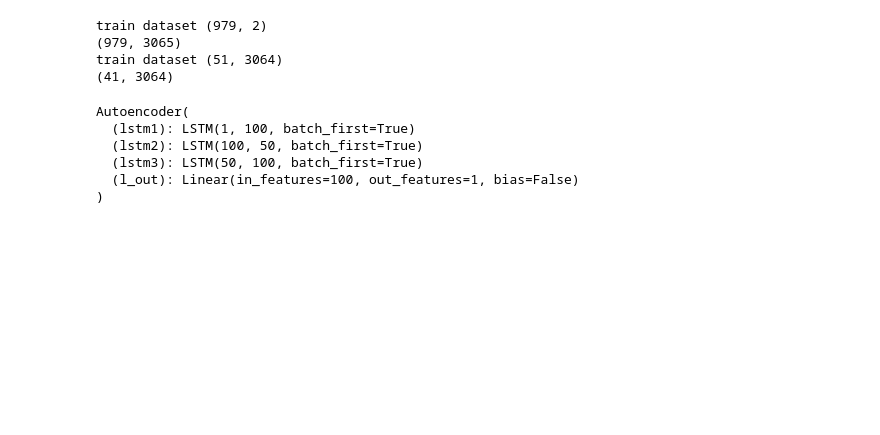
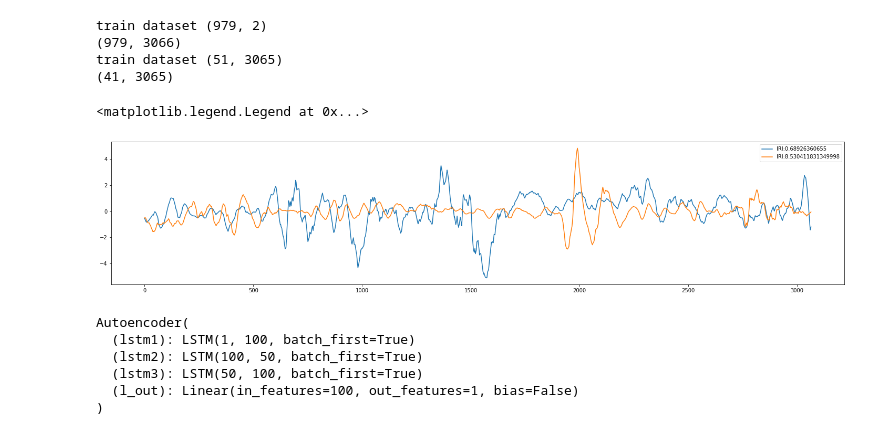
Before and after one commit to aswinanilvarkey96/Deep_Learning_LIRA, a Jupyter notebook: Lira_final.ipynb, the cells around one changed output. Cells and saved outputs as stored; diff of their text form; code cells hidden in the pictures; blank space fills up the shorter version.

```diff
--- a/Lira_final.ipynb
+++ b/Lira_final.ipynb
@@ -85,25 +83,33 @@ def create_dataset(df):
   sequences = df.astype(np.float32).to_numpy().tolist()
   dataset = [torch.tensor(s).unsqueeze(1).float() for s in sequences]
   n_seq, seq_len, n_features = torch.stack(dataset).shape
-  return dataset, seq_len+1, n_features
+  return dataset, seq_len, n_features
 
 print('train dataset',train_np.shape)
 lstm_df_train = pd.DataFrame([np.append(*row) for row in train_np])
-lstm_df_train = lstm_df_train.drop(lstm_df_train.columns[1], axis=1)
+# lstm_df_train = lstm_df_train.drop(lstm_df_train.columns[1], axis=1)
 print(lstm_df_train.shape)
 lstm_df_train = lstm_df_train.loc[:50,1:]
 train_dataset, seq_len, n_features = create_dataset(lstm_df_train)
 print('train dataset',lstm_df_train.shape)
 lstm_df_test = pd.DataFrame([np.append(*row) for row in test_np])
-lstm_df_test = lstm_df_test.drop(lstm_df_test.columns[1], axis=1)
+# lstm_df_test = lstm_df_test.drop(lstm_df_test.columns[1], axis=1)
 lstm_df_test = lstm_df_test.loc[:40,1:]
 print(lstm_df_test.shape)
 test_dataset, seq_len_test, n_features_test = create_dataset(lstm_df_test)
 # %% [output]
 train dataset (979, 2)
-(979, 3065)
-train dataset (51, 3064)
-(41, 3064)
+(979, 3066)
+train dataset (51, 3065)
+(41, 3065)
+# %%
+plt.figure(figsize=(25,5))
+plt.plot(train_dataset[1])
+plt.plot(test_dataset[-1])
+plt.legend(['IRI:' + str(train_np[1,0]),'IRI:' + str(test_np[-1,0])])
+# %% [output]
+<matplotlib.legend.Legend at 0x...>
+[figure, added]
 # %%
 # working model
 device = torch.device("cuda" if torch.cuda.is_available() else "cpu")
```
Also changed, not shown: parts of 16 cells of this notebook.
